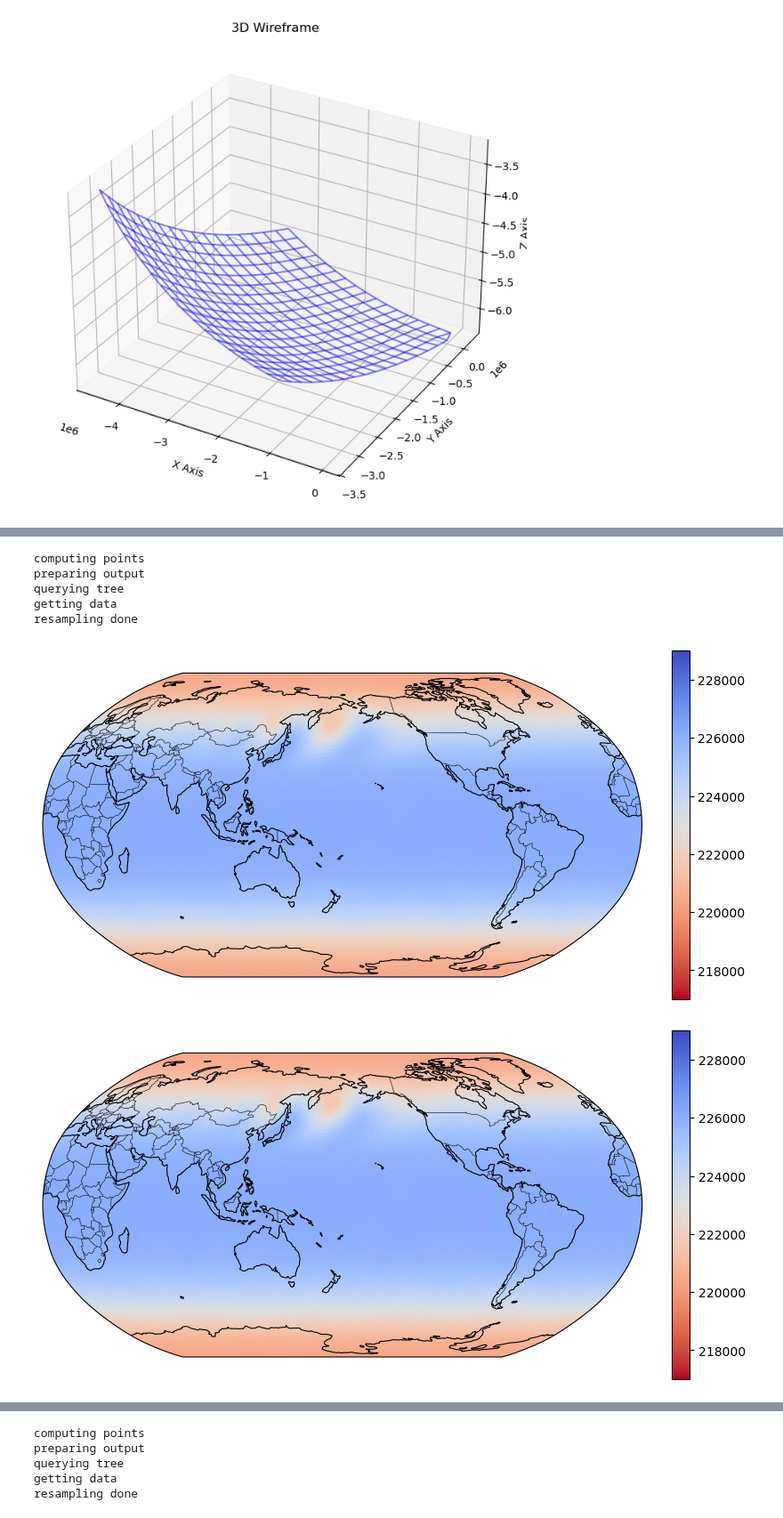
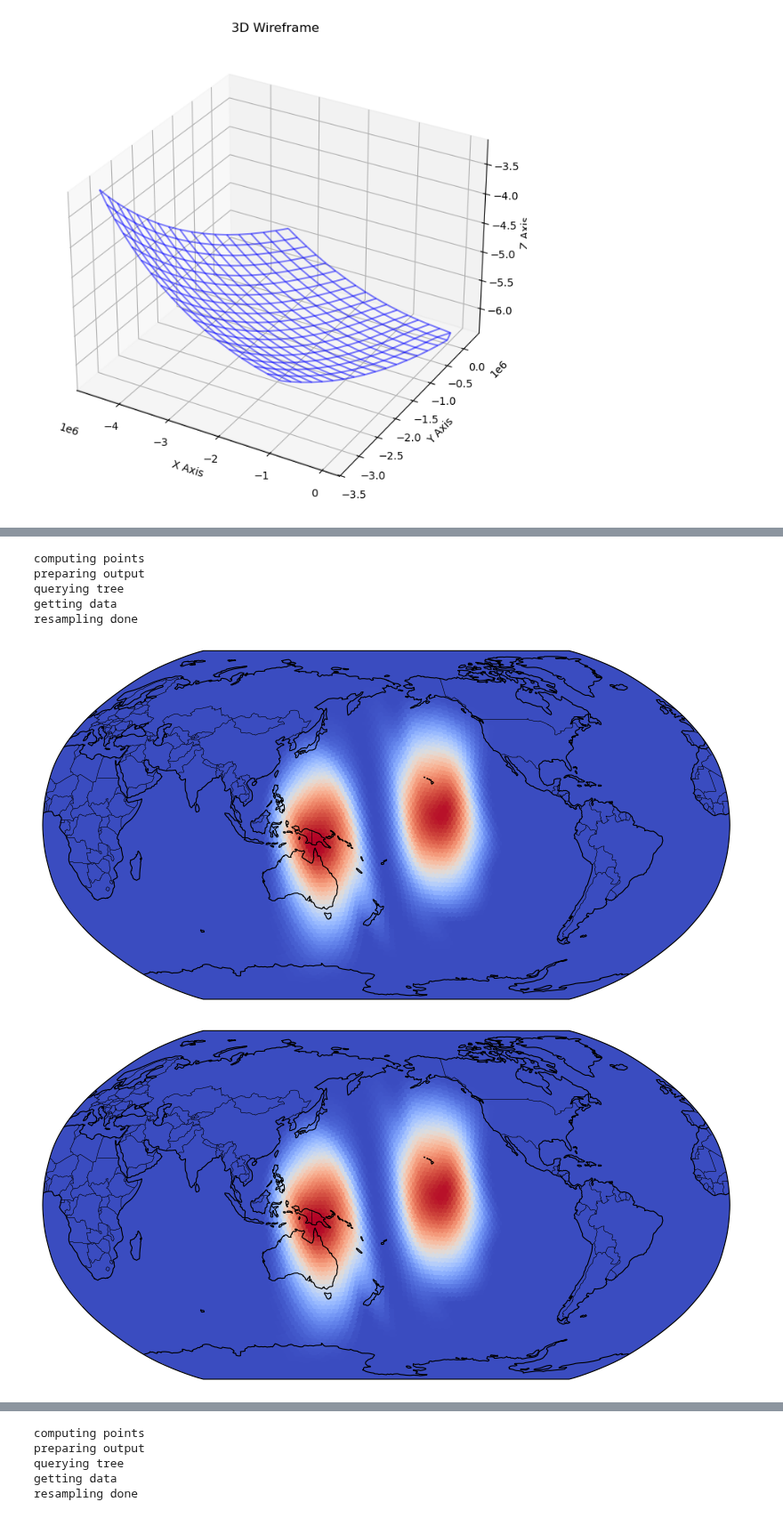
Before and after one commit to TomokiMiyakawa/pyNICAM-DC, a Jupyter notebook: pynicamdc/nhm/driver/daskzarr_out.ipynb, the cells around one changed output, grey strips where cells are left out. Shown at 89% size. Cells and saved outputs as stored; diff of their text form; code cells hidden in the pictures.

```diff
--- a/pynicamdc/nhm/driver/daskzarr_out.ipynb
+++ b/pynicamdc/nhm/driver/daskzarr_out.ipynb
@@ -188,6 +188,6 @@ dsregion.to_zarr(outname, mode="r+", region={"time": slice(it, it+1), "r": slice
 # %% [output]
 <xarray.backends.zarr.ZarrStore at 0x...>
 # %%
-ds2 = xr.open_dataset("testout.zarr", engine="zarr", chunks={"r": "auto"})
+ds2 = xr.open_dataset("testout864.zarr", engine="zarr", chunks={"r": "auto"})
 ds2
 # %% [output]
@@ -465,6 +465,6 @@ def worldmap(var, tree, **kwargs):
     sm = kd_show(var, tree, ax=ax, **kwargs)
     ax.add_feature(cf.COASTLINE, linewidth=0.8)
     ax.add_feature(cf.BORDERS, linewidth=0.4)
-    plt.colorbar(sm, ax=ax)
+    #plt.colorbar(sm, ax=ax)
     return fig
 # %%
@@ -480,12 +480,12 @@ resampling done
 # %%
-worldmap((ds3.RHOGE).isel(time=551//12, k=5), tree, cmap="coolwarm_r", vmin=217000, vmax=229000)
+worldmap((ds3.passive00).isel(time=863//12, k=25), tree, cmap="coolwarm")#, vmin=0.55, vmax=0.88)
 # %% [output]
 computing points
 preparing output
 querying tree
 getting data
 resampling done
-[figure, old version]
+[figure, new version]
-[figure, old version]
+[figure, new version]
 # %%
 for i in range(ds3.sizes["time"]):
```
Also changed, not shown: parts of 8 cells of this notebook, 6 other files.
